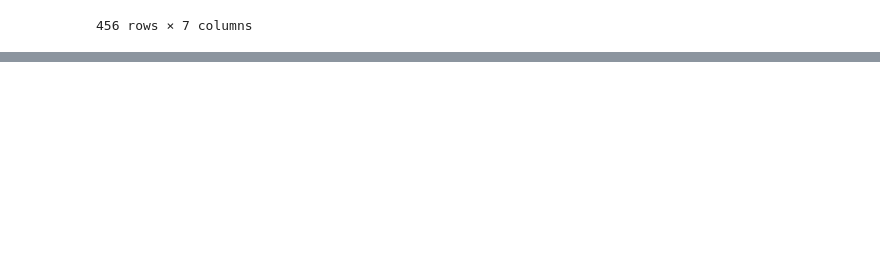
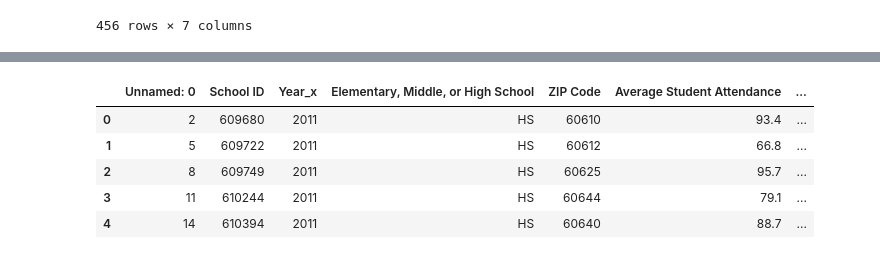
Before and after one commit to MattPostlewaite/NWBC-Project1-Group2, a Jupyter notebook: project_1_analysis_Billy.ipynb, the cells around one changed output, grey strips where cells are left out. Cells and saved outputs as stored; diff of their text form; code cells hidden in the pictures; blank space fills up the shorter version.

```diff
--- a/project_1_analysis_Billy.ipynb
+++ b/project_1_analysis_Billy.ipynb
@@ -368,0 +382,15 @@ school_data_df.to_csv('cleaned_school_data.csv')
+# %%
+# Separate data out for each year to create plots
+school_data_df = pd.read_csv('cleaned_school_data.csv')
+school_2011_df = school_data_df[school_data_df['Year_x'] == 2011]
+school_2015_df = school_data_df[school_data_df['Year_x'] == 2015]
+school_2021_df = school_data_df[school_data_df['Year_x'] == 2021]
+# %%
+school_2011_df.head()
+# %% [output]
+|  | Unnamed: 0 | School ID | Year_x | Elementary, Middle, or High School | ZIP Code | Average Student Attendance | ... |
+| 0 | 2 | 609680 | 2011 | HS | 60610 | 93.4 | ... |
+| 1 | 5 | 609722 | 2011 | HS | 60612 | 66.8 | ... |
+| 2 | 8 | 609749 | 2011 | HS | 60625 | 95.7 | ... |
+| 3 | 11 | 610244 | 2011 | HS | 60644 | 79.1 | ... |
+| 4 | 14 | 610394 | 2011 | HS | 60640 | 88.7 | ... |
```
Also changed, not shown: parts of 28 cells of this notebook.
